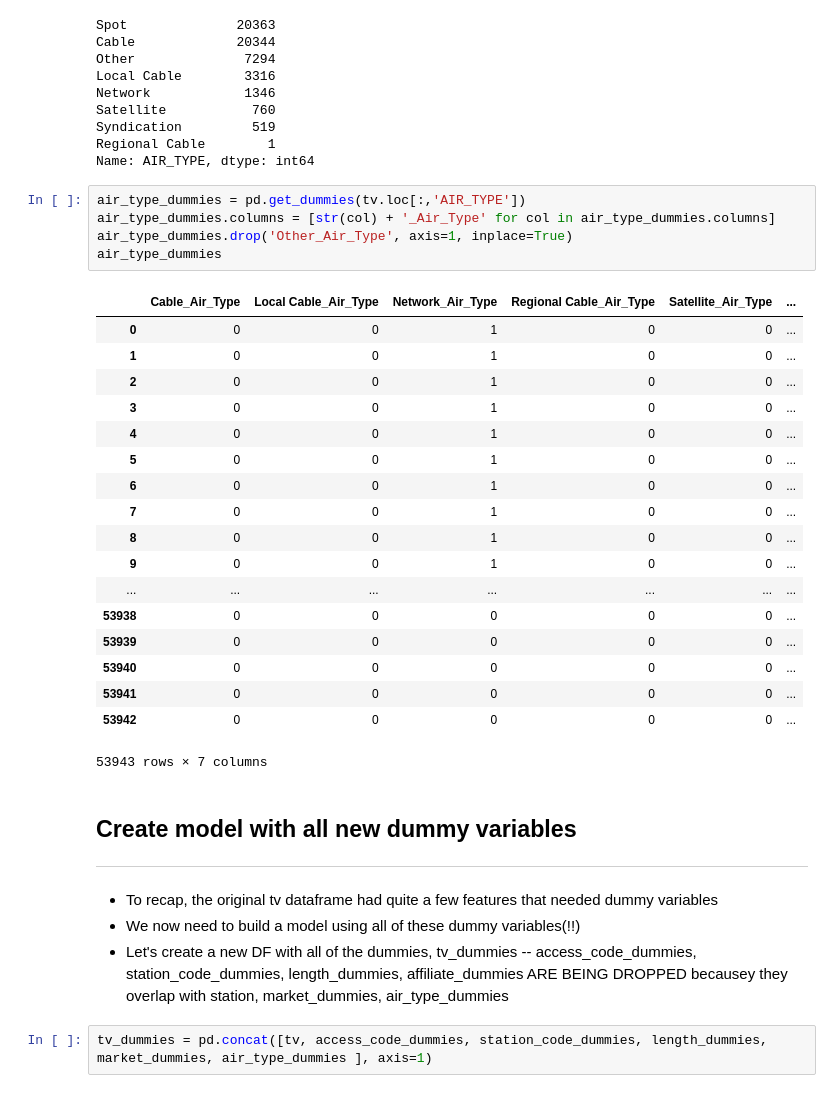
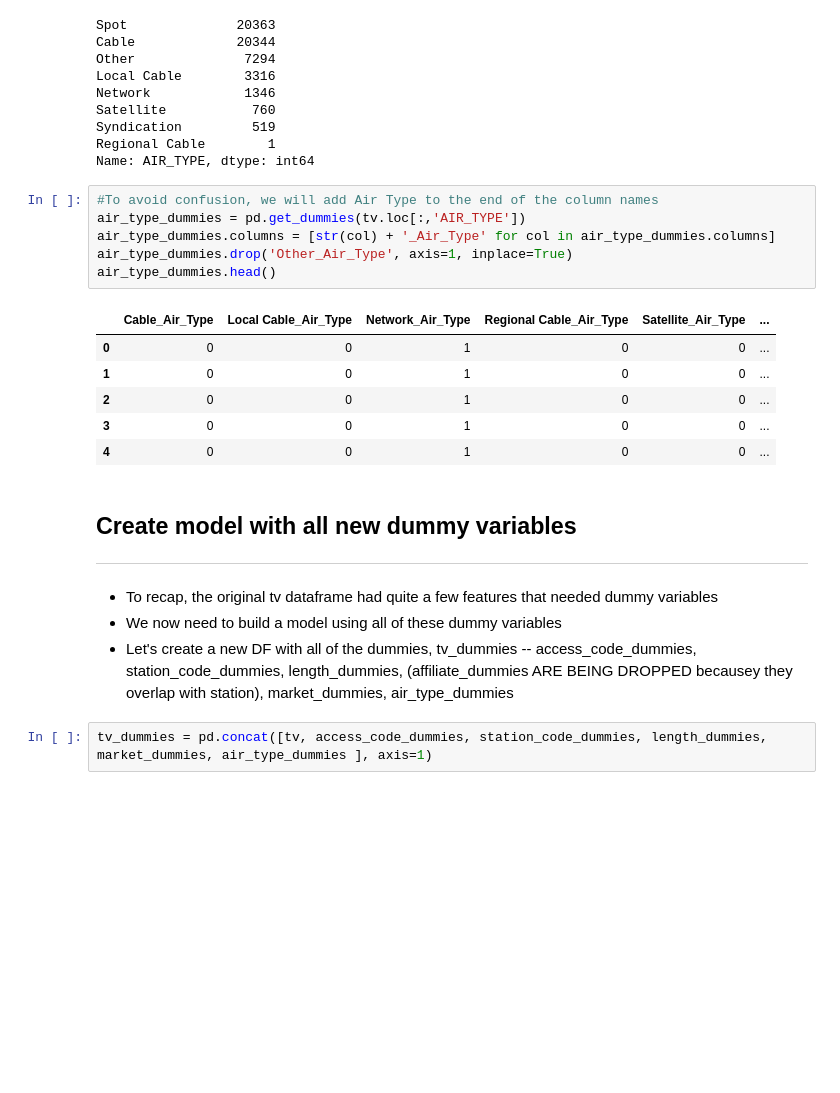
Before and after one commit to htoohey/final_project, a Jupyter notebook: Part 4 - TV Results-Copy1.ipynb, the cells around one changed output. Cells and saved outputs as stored; diff of their text form; blank space fills up the shorter version.

```diff
--- a/Part 4 - TV Results-Copy1.ipynb
+++ b/Part 4 - TV Results-Copy1.ipynb
@@ -585,38 +541,27 @@ Syndication         519
 Regional Cable        1
 Name: AIR_TYPE, dtype: int64
 # %%
+#To avoid confusion, we will add Air Type to the end of the column names
 air_type_dummies = pd.get_dummies(tv.loc[:,'AIR_TYPE'])
 air_type_dummies.columns = [str(col) + '_Air_Type' for col in air_type_dummies.columns]
 air_type_dummies.drop('Other_Air_Type', axis=1, inplace=True)
-air_type_dummies
+air_type_dummies.head()
 # %% [output]
 |  | Cable_Air_Type | Local Cable_Air_Type | Network_Air_Type | Regional Cable_Air_Type | Satellite_Air_Type | ... |
 | 0 | 0 | 0 | 1 | 0 | 0 | ... |
 | 1 | 0 | 0 | 1 | 0 | 0 | ... |
 | 2 | 0 | 0 | 1 | 0 | 0 | ... |
 | 3 | 0 | 0 | 1 | 0 | 0 | ... |
 | 4 | 0 | 0 | 1 | 0 | 0 | ... |
-| 5 | 0 | 0 | 1 | 0 | 0 | ... |
-| 6 | 0 | 0 | 1 | 0 | 0 | ... |
-| 7 | 0 | 0 | 1 | 0 | 0 | ... |
-| 8 | 0 | 0 | 1 | 0 | 0 | ... |
-| 9 | 0 | 0 | 1 | 0 | 0 | ... |
-| ... | ... | ... | ... | ... | ... | ... |
-| 53938 | 0 | 0 | 0 | 0 | 0 | ... |
-| 53939 | 0 | 0 | 0 | 0 | 0 | ... |
-| 53940 | 0 | 0 | 0 | 0 | 0 | ... |
-| 53941 | 0 | 0 | 0 | 0 | 0 | ... |
-| 53942 | 0 | 0 | 0 | 0 | 0 | ... |
-53943 rows × 7 columns
 # %% [markdown]
 <a id="its-dummy-time"></a>
 ## Create model with all new dummy variables
 ---
 
 - To recap, the original tv dataframe had quite a few features that needed dummy variables
-- We now need to build a model using all of these dummy variables(!!)
+- We now need to build a model using all of these dummy variables
 - Let's create a new DF with all of the dummies, tv_dummies
- -- access_code_dummies, station_code_dummies, length_dummies, affiliate_dummies ARE BEING DROPPED becausey they overlap with station, market_dummies, air_type_dummies
+ -- access_code_dummies, station_code_dummies, length_dummies, (affiliate_dummies ARE BEING DROPPED becausey they overlap with station), market_dummies, air_type_dummies
 # %%
 tv_dummies = pd.concat([tv, access_code_dummies, station_code_dummies, length_dummies, market_dummies, air_type_dummies ], axis=1)
 # %%
```
Also changed, not shown: parts of 51 cells of this notebook.
